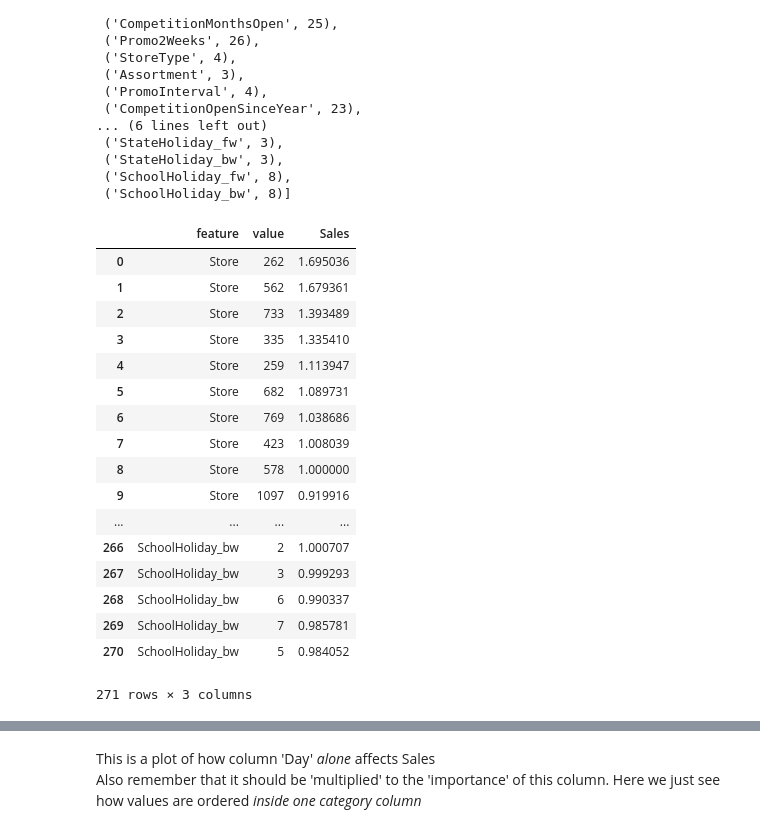
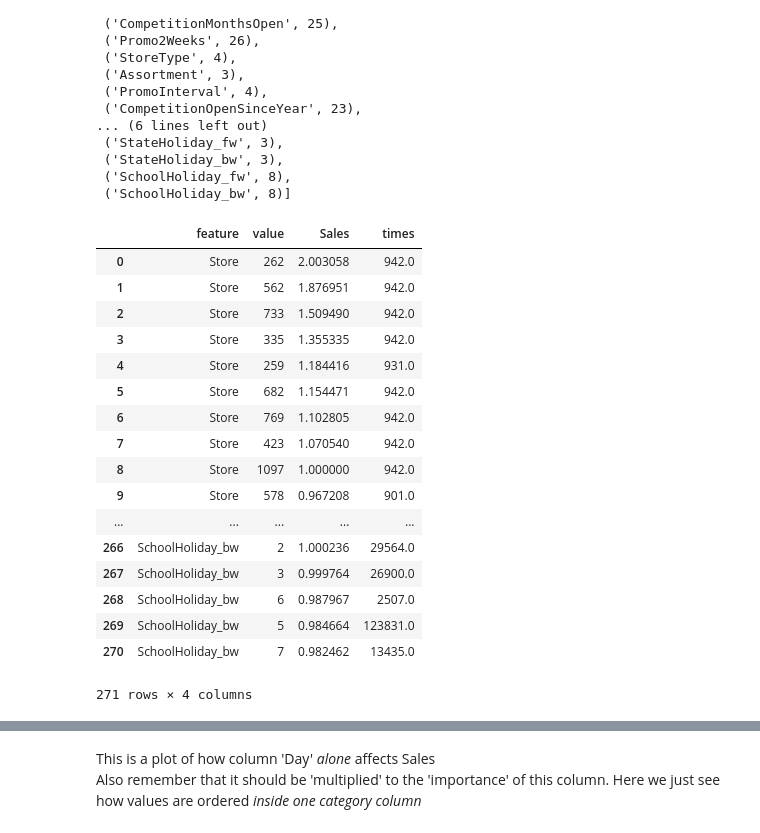
Before and after one commit to Pak911/fastai-shared-notebooks, a Jupyter notebook: interpret_tabular.ipynb, the cells around one changed output, grey strips where cells are left out. Cells and saved outputs as stored; diff of their text form; code cells hidden in the pictures.

```diff
--- a/interpret_tabular.ipynb
+++ b/interpret_tabular.ipynb
@@ -125,5 +125,5 @@ Total time: 02:02
 # %%
-learn = learn.load('lr1e5_for_interp_e1078');
+learn = learn.load('lr1e5_for_interp_e1056');
 # %% [markdown]
 We don't really care that our result is a little bit worse in the 3rd decimal point. It is more than enough for our analysing the data (model)
 # %% [markdown]
@@ -823,0 +830,9 @@ Now let's try to test all columns at once
+# %%
+CAT_VARS_CONST = cat_vars_tpl
+CONT_VARS_CONST = cont_vars_tpl
+LAYERS = [1000, 500]
+PS = [0.01, 0.1]
+EMB_DROP = 0.04
+VALID_IDX = valid_idx
+is_overall_mode = True
+BS = 1024
@@ -889,7 +926,7 @@ def get_field_uniq_x_coef(df:DataFrame, field:str, coef:float)->list:
     else:
         return occs.iloc[num-1]['Times']
 
-def get_part_dep_one_list(df:DataFrame, data_prep:LabelLists,
+def get_part_dep_one_list(df:DataFrame,
                      learn:Learner, bs:int=None, fields:list=(), coef:float=1.0, to_int:bool=False,
                      dep_name:str=None, is_sorted:bool=True)->DataFrame:
     '''
@@ -902,7 +939,7 @@ def get_part_dep_one_list(df:DataFrame, data_prep:LabelLists,
     if (dep_name is None):
         dep_name = 'dep_var'
     fields = listify(fields)
-    df = apply_fill(df=df, data_prep=data_prep)
+    df = apply_fill(df=df, learn=learn)
 
     field_min_occ = get_field_uniq_x_coef(df=df, field=fields, coef=coef)
     occs = df.groupby(fields).size().reset_index(name="Times").sort_values(['Times'], ascending=False)
@@ -920,8 +957,8 @@ def get_part_dep_one_list(df:DataFrame, data_prep:LabelLists,
             pb = progress_bar(fields, display=False, parent=pbar)
             for fld in pb:
                 df_copy[fld] = row[fld]
-            preds = get_cust_preds(df=df_copy, data_prep=data_pre, learn=learn, bs=bs)
-            preds = np.exp(np.median(preds)) if (hasattr(data_prep, 'log') and data_prep.log) else np.median(preds)
+            preds = get_cust_preds(df=df_copy, learn=learn, bs=bs)
+            preds = np.exp(np.median(preds)) if (hasattr(learn.data, 'log') and learn.data.log) else np.median(preds)
             pred = int(preds) if to_int else preds
             for fld in fields:
                 record.append(row[fld])
@@ -935,13 +972,13 @@ def get_part_dep_one_list(df:DataFrame, data_prep:LabelLists,
         out = out.sort_values(by=dep_name, ascending=False)
     return out
 
-def get_cat_cols(data_prep:LabelLists,  is_wo_na=True)->List:
+def get_cat_cols(learn:Learner,  is_wo_na=True)->List:
     '''
     Just outputs category fields from LabelLists object
     '''
     catf = None
     result = []
-    proc = data_prep.get_processors()[0][0]
+    proc = learn.data.processor[0]
     for prc in proc.procs:
         if (type(prc) == Categorify):
             catf = prc
@@ -950,13 +987,13 @@ def get_cat_cols(data_prep:LabelLists,  is_wo_na=True)->List:
     return result
 
 
-def get_cont_cols(data_prep:LabelLists)->List:
+def get_cont_cols(learn:Learner)->List:
     '''
     Just outputs continuous fields from LabelLists object
     '''
     norm = None
     result = []
-    proc = data_prep.get_processors()[0][0]
+    proc = learn.data.processor[0]
 
     for prc in proc.procs:
         if (type(prc) == Normalize):
@@ -968,7 +1005,7 @@ def get_cont_cols(data_prep:LabelLists)->List:
     return result
 
 
-def get_part_dep(df:DataFrame, data_prep:LabelLists, learn:Learner, bs:int=None,
+def get_part_dep(df:DataFrame, learn:Learner, bs:int=None,
                  fields:tuple=None, coef:float=1.0, to_int:bool=False,
                  dep_name:str=None, is_sorted:bool=True)->List:
     '''
@@ -976,11 +1013,10 @@ def get_part_dep(df:DataFrame, data_prep:LabelLists, learn:Learner, bs:int=None,
     '''
     result = []
     if (fields is None):
-        fields = get_cat_cols(data_prep=data_prep)
+        fields = get_cat_cols(learn=learn)
 
     for field in fields:
-        new_df = get_part_dep_one_list(df=df, data_prep=data_prep,
-                                       learn=learn, bs=bs, fields=field, to_int=to_int,
+        new_df = get_part_dep_one_list(df=df, learn=learn, bs=bs, fields=field, to_int=to_int,
                                        dep_name=dep_name, coef=coef, is_sorted=is_sorted)
         new_df['feature'] = str(field)
         new_df = new_df.rename(index=str, columns={str(field): "value"})
@@ -991,8 +1027,7 @@ def get_part_dep(df:DataFrame, data_prep:LabelLists, learn:Learner, bs:int=None,
 
     return result
 
-part_dep_multi = partial(get_part_dep_one_list, df=df, data_prep=data_pre, learn=learn, bs=BS,
-                to_int=True, dep_name=dep_var)
+part_dep_multi = partial(get_part_dep_one_list, df=df, learn=learn, bs=BS, to_int=True, dep_name=dep_var)
 # %%
 [(cat, len(df[cat].unique())) for cat in cat_vars_tpl]
 # %% [output]
@@ -1015,28 +1050,28 @@ part_dep_multi = partial(get_part_dep_one_list, df=df, data_prep=data_pre, learn
  ('SchoolHoliday_bw', 8)]
 # %%
 #Takes me 23 min to run
-prt_dep_all = get_part_dep(df=df, data_prep=data_pre, learn=learn, bs=BS, coef=900,
+prt_dep_all = get_part_dep(df=df, learn=learn, bs=BS, coef=900,
              to_int=True, dep_name=dep_var, is_sorted=True)
 prt_dep_all
 # %% [output]
-|  | feature | value | Sales |
-| 0 | Store | 262 | 1.695036 |
-| 1 | Store | 562 | 1.679361 |
-| 2 | Store | 733 | 1.393489 |
-| 3 | Store | 335 | 1.335410 |
-| 4 | Store | 259 | 1.113947 |
-| 5 | Store | 682 | 1.089731 |
-| 6 | Store | 769 | 1.038686 |
-| 7 | Store | 423 | 1.008039 |
-| 8 | Store | 578 | 1.000000 |
-| 9 | Store | 1097 | 0.919916 |
-| ... | ... | ... | ... |
-| 266 | SchoolHoliday_bw | 2 | 1.000707 |
-| 267 | SchoolHoliday_bw | 3 | 0.999293 |
-| 268 | SchoolHoliday_bw | 6 | 0.990337 |
-| 269 | SchoolHoliday_bw | 7 | 0.985781 |
-| 270 | SchoolHoliday_bw | 5 | 0.984052 |
+|  | feature | value | Sales | times |
+| 0 | Store | 262 | 2.003058 | 942.0 |
+| 1 | Store | 562 | 1.876951 | 942.0 |
+| 2 | Store | 733 | 1.509490 | 942.0 |
+| 3 | Store | 335 | 1.355335 | 942.0 |
+| 4 | Store | 259 | 1.184416 | 931.0 |
+| 5 | Store | 682 | 1.154471 | 942.0 |
+| 6 | Store | 769 | 1.102805 | 942.0 |
+| 7 | Store | 423 | 1.070540 | 942.0 |
+| 8 | Store | 1097 | 1.000000 | 942.0 |
+| 9 | Store | 578 | 0.967208 | 901.0 |
+| ... | ... | ... | ... | ... |
+| 266 | SchoolHoliday_bw | 2 | 1.000236 | 29564.0 |
+| 267 | SchoolHoliday_bw | 3 | 0.999764 | 26900.0 |
+| 268 | SchoolHoliday_bw | 6 | 0.987967 | 2507.0 |
+| 269 | SchoolHoliday_bw | 5 | 0.984664 | 123831.0 |
+| 270 | SchoolHoliday_bw | 7 | 0.982462 | 13435.0 |
-271 rows × 3 columns
+271 rows × 4 columns
 # %%
 f = open(path/"prt_dep_900.pkl","wb")
 pickle.dump(prt_dep_all,f)
```
Also changed, not shown: parts of 53 cells of this notebook.
